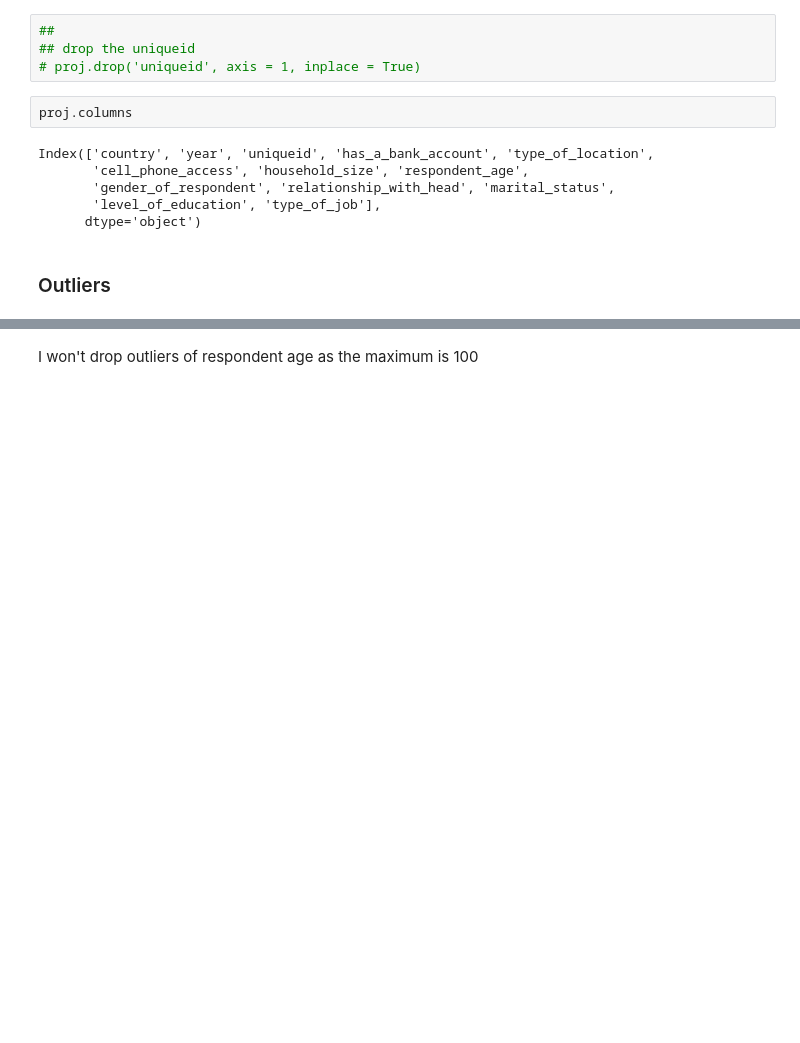
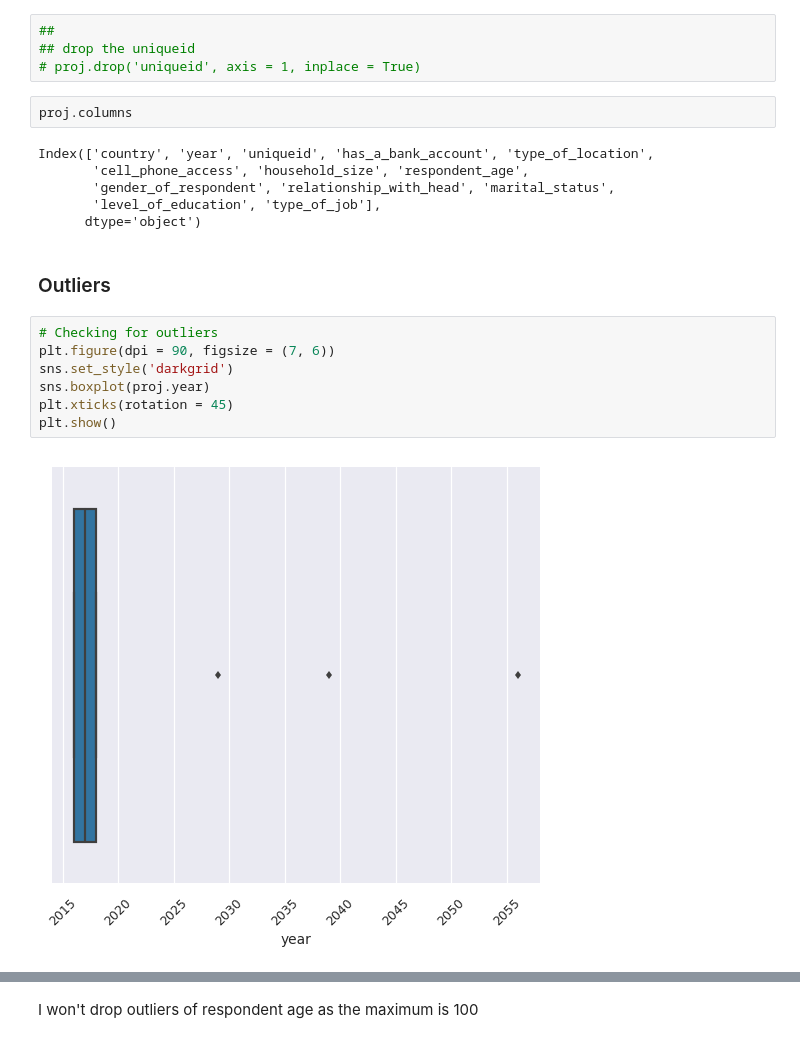
Before and after one commit to gakurujnr/Financial-Inclusion-Dataset, a Jupyter notebook: Moringa_Data_Science_Core_W1_Independent_Project_2019_08_Peter_Gakuru_Python_Notebook.ipynb, the cells around one changed output, grey strips where cells are left out. Cells and saved outputs as stored; diff of their text form; blank space fills up the shorter version.

```diff
--- a/Moringa_Data_Science_Core_W1_Independent_Project_2019_08_Peter_Gakuru_Python_Notebook.ipynb
+++ b/Moringa_Data_Science_Core_W1_Independent_Project_2019_08_Peter_Gakuru_Python_Notebook.ipynb
@@ -338,6 +328,15 @@ Index(['country', 'year', 'uniqueid', 'has_a_bank_account', 'type_of_location',
       dtype='object')
 # %% [markdown]
 ### Outliers
+# %%
+# Checking for outliers
+plt.figure(dpi = 90, figsize = (7, 6))
+sns.set_style('darkgrid')
+sns.boxplot(proj.year)
+plt.xticks(rotation = 45)
+plt.show()
+# %% [output]
+[figure, added]
 # %%
 ##
 ##
```
Also changed, not shown: parts of 60 cells of this notebook.
